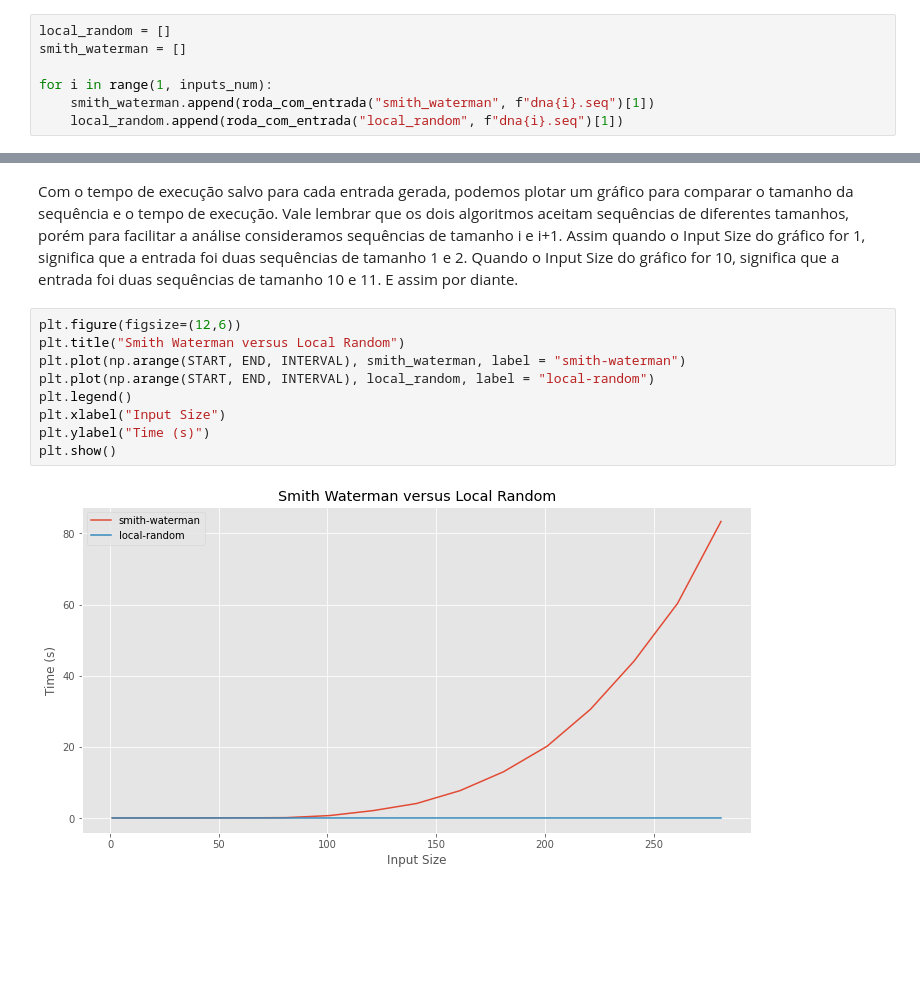
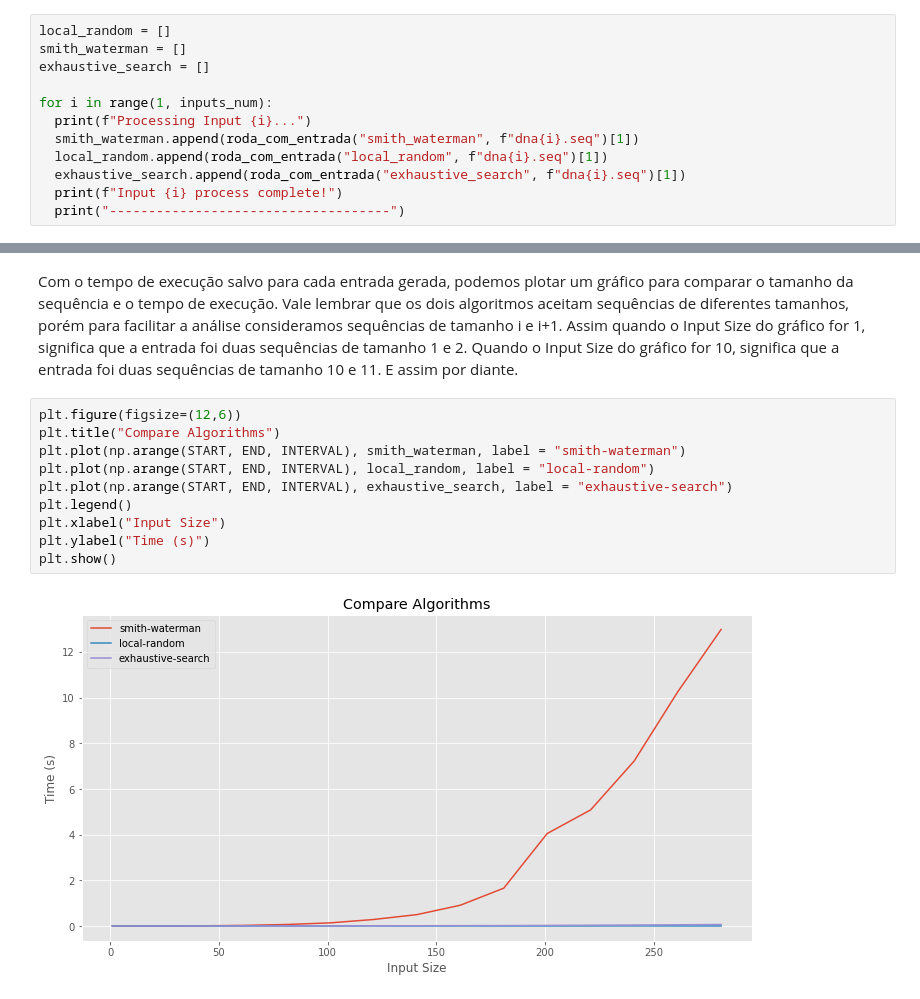
Before and after one commit to Eikinho/dna_alignment, a Jupyter notebook: SequenceGenerator.ipynb, the cells around one changed output, grey strips where cells are left out. Saved outputs shown, nothing was run; the diff lists cells and outputs as text; blank space fills up the shorter version.

```diff
--- a/SequenceGenerator.ipynb
+++ b/SequenceGenerator.ipynb
@@ -65,7 +68,12 @@ Com o intuito de compararmos os resultados, vamos guardar os tempos de execuçã
 # %%
 local_random = []
 smith_waterman = []
+exhaustive_search = []
 
 for i in range(1, inputs_num):
-    smith_waterman.append(roda_com_entrada("smith_waterman", f"dna{i}.seq")[1])
-    local_random.append(roda_com_entrada("local_random", f"dna{i}.seq")[1])
+  print(f"Processing Input {i}...")
+  smith_waterman.append(roda_com_entrada("smith_waterman", f"dna{i}.seq")[1])
+  local_random.append(roda_com_entrada("local_random", f"dna{i}.seq")[1])
+  exhaustive_search.append(roda_com_entrada("exhaustive_search", f"dna{i}.seq")[1])
+  print(f"Input {i} process complete!")
+  print("------------------------------------")
@@ -75,12 +101,13 @@ for i in range(1, inputs_num):
 Com o tempo de execução salvo para cada entrada gerada, podemos plotar um gráfico para comparar o tamanho da sequência e o tempo de execução. Vale lembrar que os dois algoritmos aceitam sequências de diferentes tamanhos, porém para facilitar a análise consideramos sequências de tamanho i e i+1. Assim quando o Input Size do gráfico for 1, significa que a entrada foi duas sequências de tamanho 1 e 2. Quando o Input Size do gráfico for 10, significa que a entrada foi duas sequências de tamanho 10 e 11. E assim por diante.
 # %%
 plt.figure(figsize=(12,6))
-plt.title("Smith Waterman versus Local Random")
+plt.title("Compare Algorithms")
 plt.plot(np.arange(START, END, INTERVAL), smith_waterman, label = "smith-waterman")
 plt.plot(np.arange(START, END, INTERVAL), local_random, label = "local-random")
+plt.plot(np.arange(START, END, INTERVAL), exhaustive_search, label = "exhaustive-search")
 plt.legend()
 plt.xlabel("Input Size")
 plt.ylabel("Time (s)")
 plt.show()
 # %% [output]
-[figure, old version]
+[figure, new version]
```
Also changed, not shown: parts of 3 cells of this notebook.
